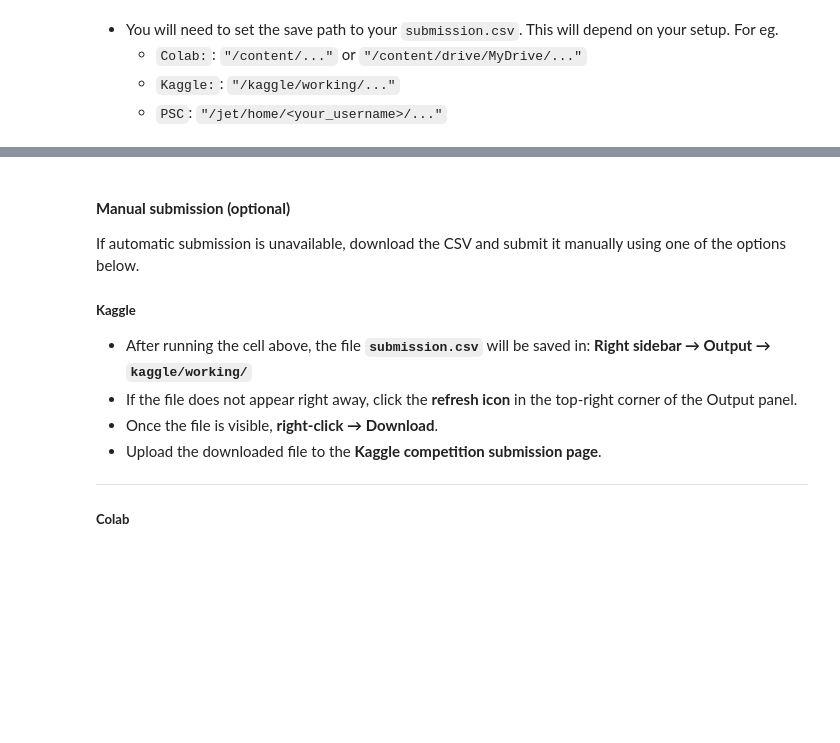
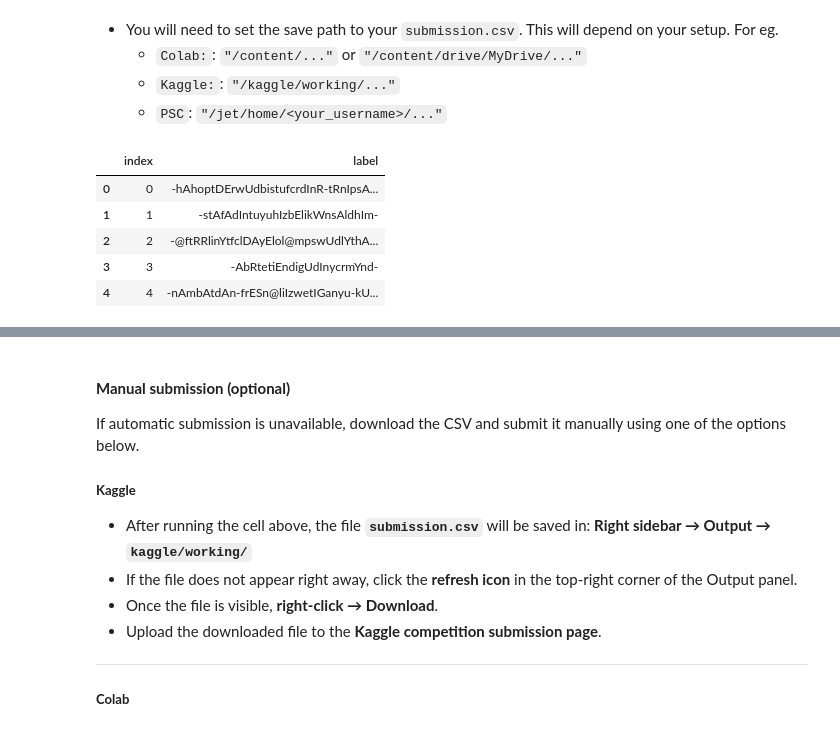
Before and after one commit to AviDube/Intro_Deep_Learning, a Jupyter notebook: HW3P2_S26_Student_Starter_Notebook.ipynb, the cells around one changed output, grey strips where cells are left out. Cells and saved outputs as stored; diff of their text form; code cells hidden in the pictures; blank space fills up the shorter version.

```diff
--- a/HW3P2_S26_Student_Starter_Notebook.ipynb
+++ b/HW3P2_S26_Student_Starter_Notebook.ipynb
@@ -1235,7 +1342,14 @@ df.to_csv(submission_file, index=False)
   - `Kaggle:`: `"/kaggle/working/..."`
   - `PSC`: `"/jet/home/<your_username>/..."`
 # %%
-submission_csv = "/path/to/your/submission.csv" #TODO: change to the path of your submission file
+submission_csv = "hw3p2_submission.csv" #TODO: change to the path of your submission file
 pd.read_csv(submission_csv).head()
+# %% [output]
+|  | index | label |
+| 0 | 0 | -hAhoptDErwUdbistufcrdInR-tRnIpsA... |
+| 1 | 1 | -stAfAdIntuyuhIzbElikWnsAldhIm- |
+| 2 | 2 | -@ftRRlinYtfclDAyElol@mpswUdlYthA... |
+| 3 | 3 | -AbRtetiEndigUdInycrmYnd- |
+| 4 | 4 | -nAmbAtdAn-frESn@liIzwetIGanyu-kU... |
 # %%
 api.competition_submit(file_name= submission_csv, message="<ENTER_YOUR_MESSAGE_HERE>", competition="11785-hw-3-p-2-utterance-to-phoneme-mapping-spring-2026")
```
Also changed, not shown: parts of 69 cells of this notebook.
